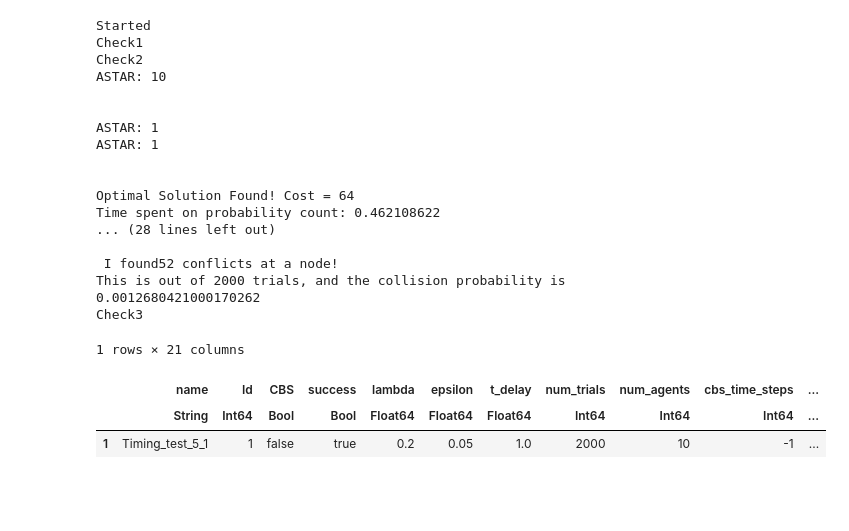
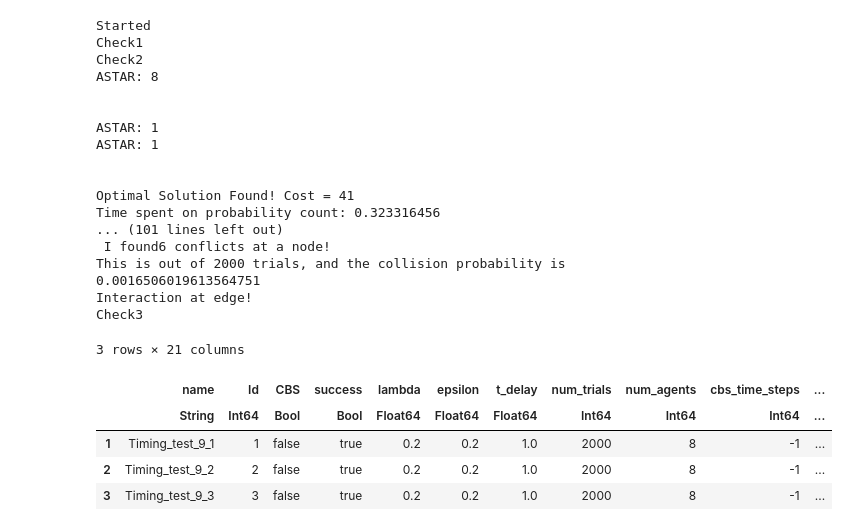
Before and after one commit to sisl/CRCBS.jl, a Jupyter notebook: experiments/Run_CRCBS.ipynb, the cells around one changed output. Saved outputs shown, nothing was run; the diff lists cells and outputs as text; code cells hidden in the pictures; blank space fills up the shorter version.

```diff
--- a/experiments/Run_CRCBS.ipynb
+++ b/experiments/Run_CRCBS.ipynb
@@ -42,38 +43,40 @@ name = "Debugging_test_1"
 sub_name="Debugging_test_1_CBS"
 st = run_cbs_particles(name; type="CBS", sub_name="", save_simulation=true)
 # %%
-name = "Timing_test_5"
-num_agents = tuple(10)
+name = "Timing_test_9"
+num_agents = tuple(8)
 grid_x = tuple(10)
 grid_y = tuple(10)
 filling_density = tuple(1.0)
 lambda = 0.2
-epsilon = 0.05
-t_delay = 1.0
-max_num_experiments = 1
+epsilon = 0.2
+t_delay = 0.5
+max_num_experiments = 5
 num_trials = 2000
 
 data = run_experiment_set_CRCBS(name,num_agents,grid_x,grid_y,filling_density,lambda,epsilon,t_delay,max_num_experiments,num_trials)
 # %% [output]
 Started
 Check1
 Check2
-ASTAR: 10
+ASTAR: 8
 
 
 ASTAR: 1
 ASTAR: 1
 
 
-Optimal Solution Found! Cost = 64
-Time spent on probability count: 0.462108622
-... (28 lines left out)
-
- I found52 conflicts at a node!
-This is out of 2000 trials, and the collision probability is 0.0012680421000170262
+Optimal Solution Found! Cost = 41
+Time spent on probability count: 0.323316456
+... (101 lines left out)
+ I found6 conflicts at a node!
+This is out of 2000 trials, and the collision probability is 0.0016506019613564751
+Interaction at edge!
 Check3
-1 rows × 21 columns
+3 rows × 21 columns
 |  | name | Id | CBS | success | lambda | epsilon | t_delay | num_trials | num_agents | cbs_time_steps | ... |
 |  | String | Int64 | Bool | Bool | Float64 | Float64 | Float64 | Int64 | Int64 | Int64 | ... |
-| 1 | Timing_test_5_1 | 1 | false | true | 0.2 | 0.05 | 1.0 | 2000 | 10 | -1 | ... |
+| 1 | Timing_test_9_1 | 1 | false | true | 0.2 | 0.2 | 1.0 | 2000 | 8 | -1 | ... |
+| 2 | Timing_test_9_2 | 2 | false | true | 0.2 | 0.2 | 1.0 | 2000 | 8 | -1 | ... |
+| 3 | Timing_test_9_3 | 3 | false | true | 0.2 | 0.2 | 1.0 | 2000 | 8 | -1 | ... |
 # %%
```
Also changed, not shown: parts of 6 cells of this notebook, 34 other files.
